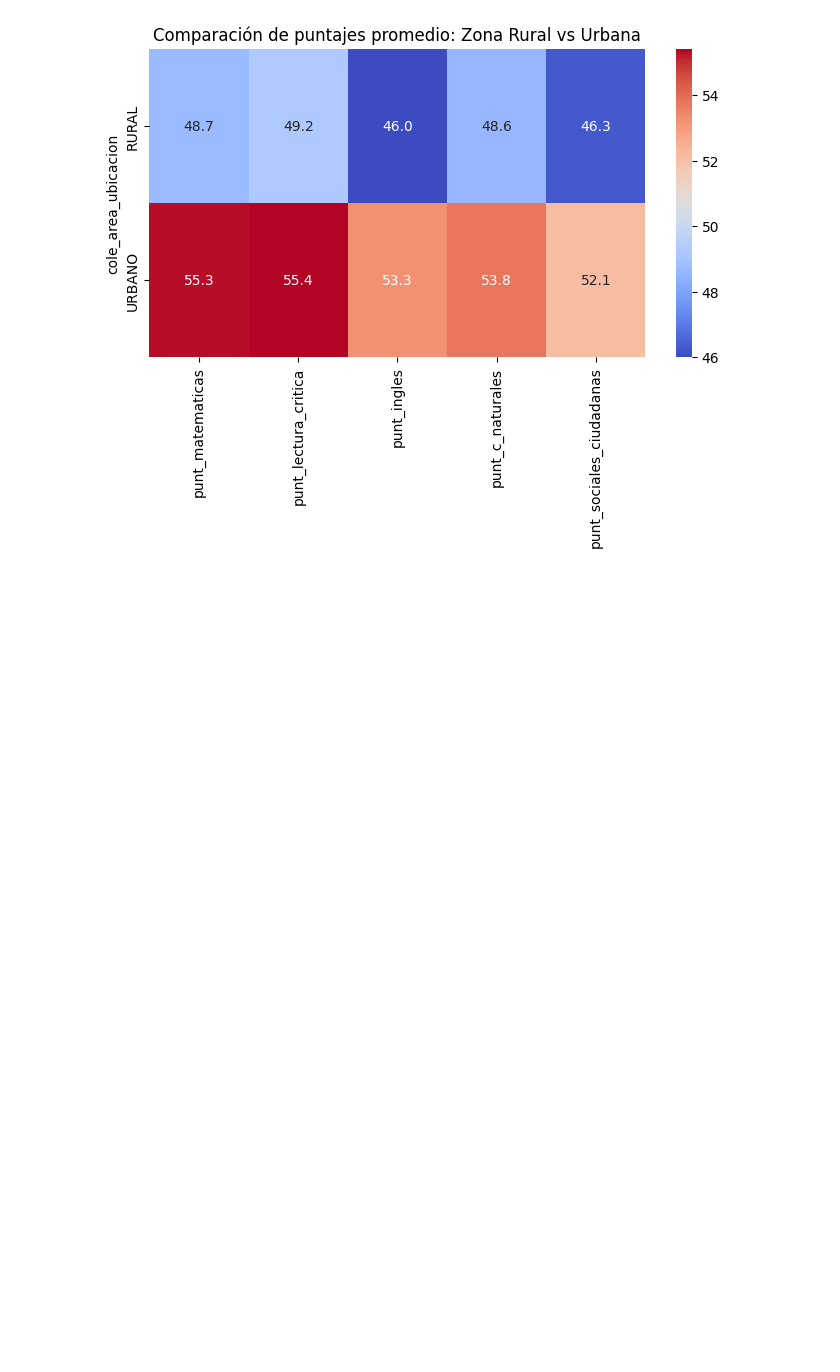
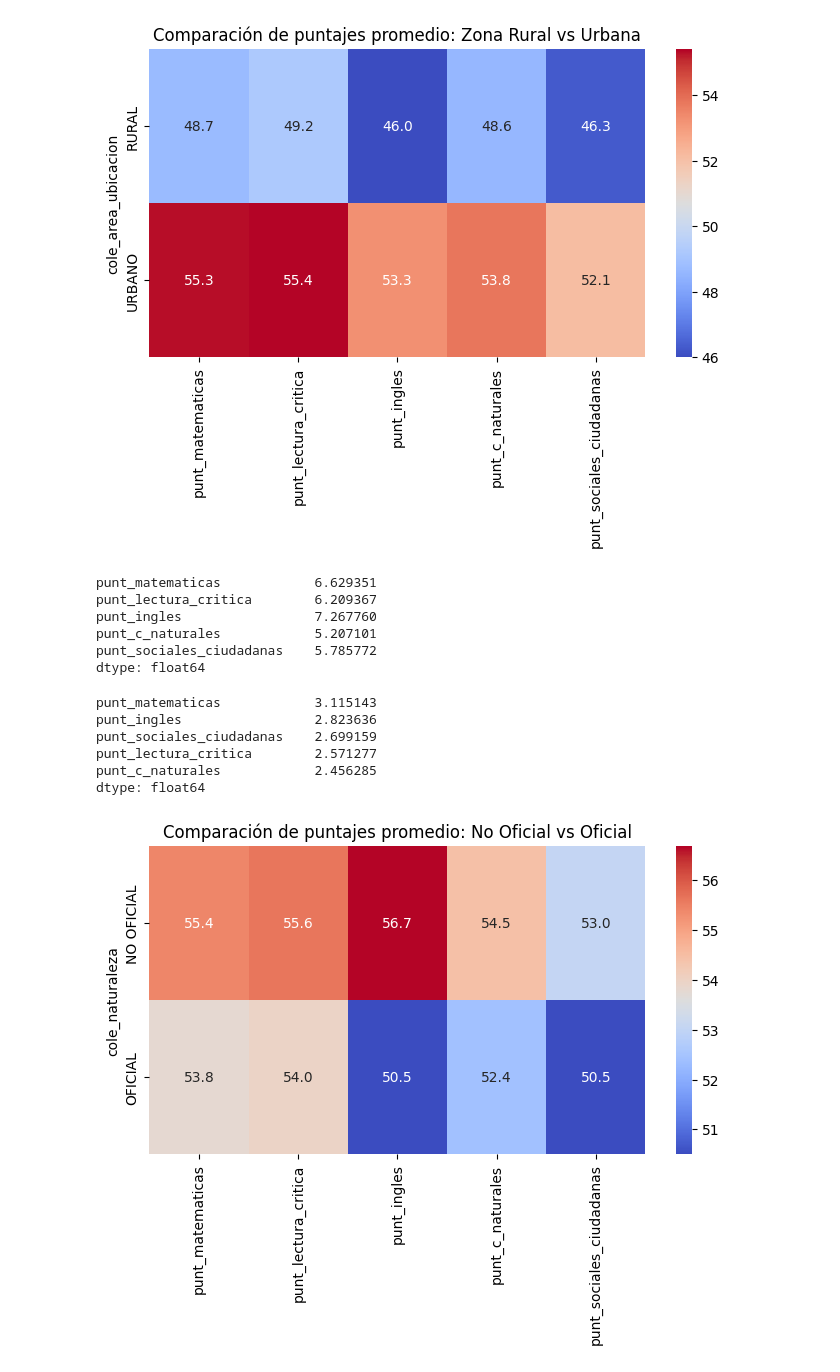
Before and after one commit to pesimo-estudiante/Proyecto_1, a Jupyter notebook: AnalisisDatosPregunta2.ipynb, the cells around one changed output. Drawn from its saved outputs; the diff is of its cells as text; code cells hidden in the pictures; blank space fills up the shorter version.

```diff
--- a/AnalisisDatosPregunta2.ipynb
+++ b/AnalisisDatosPregunta2.ipynb
@@ -247,3 +262,49 @@ plt.title("Comparación de puntajes promedio: Zona Rural vs Urbana")
 plt.show()
 # %% [output]
 [figure]
+# %%
+diferencia_area = tabla_zona.loc["URBANO"] - tabla_zona.loc["RURAL"]
+diferencia_area
+# %% [output]
+punt_matematicas            6.629351
+punt_lectura_critica        6.209367
+punt_ingles                 7.267760
+punt_c_naturales            5.207101
+punt_sociales_ciudadanas    5.785772
+dtype: float64
+# %%
+desv_por_area = data.groupby("cole_mcpio_ubicacion")[[
+    "punt_matematicas",
+    "punt_lectura_critica",
+    "punt_ingles",
+    "punt_c_naturales",
+    "punt_sociales_ciudadanas"
+]].mean().std()
+
+desv_por_area.sort_values(ascending=False)
+# %% [output]
+punt_matematicas            3.115143
+punt_ingles                 2.823636
+punt_sociales_ciudadanas    2.699159
+punt_lectura_critica        2.571277
+punt_c_naturales            2.456285
+dtype: float64
+# %%
+tabla_naturaleza = data.groupby("cole_naturaleza")[[
+    "punt_matematicas",
+    "punt_lectura_critica",
+    "punt_ingles",
+    "punt_c_naturales",
+    "punt_sociales_ciudadanas",
+]].mean()
+
+plt.figure(figsize=(8,4))
+sns.heatmap(tabla_naturaleza,
+            annot=True,
+            fmt=".1f",
+            cmap="coolwarm")
+
+plt.title("Comparación de puntajes promedio: No Oficial vs Oficial")
+plt.show()
+# %% [output]
+[figure, added]
```
Also changed, not shown: parts of 4 cells of this notebook.
